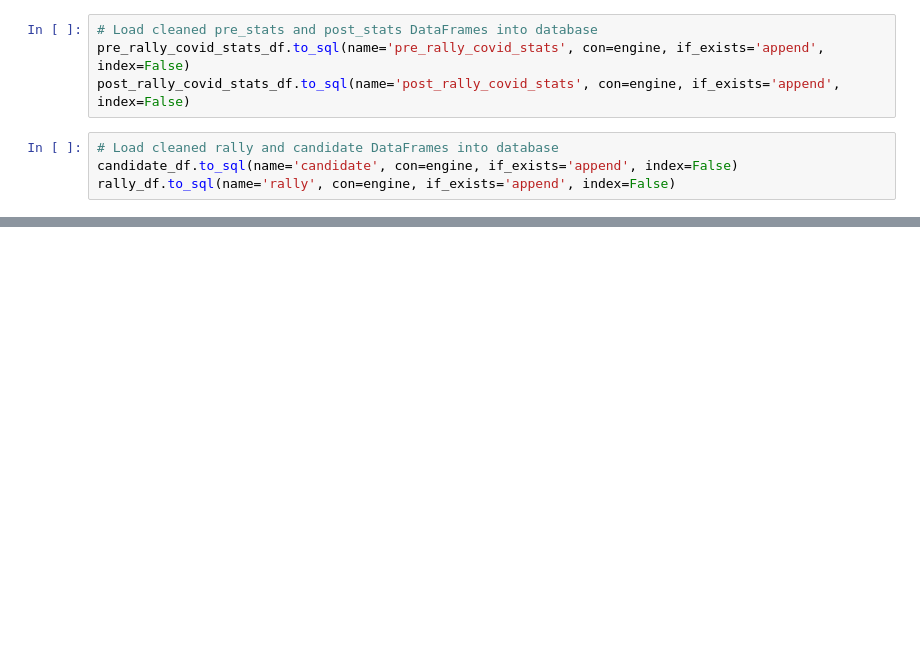
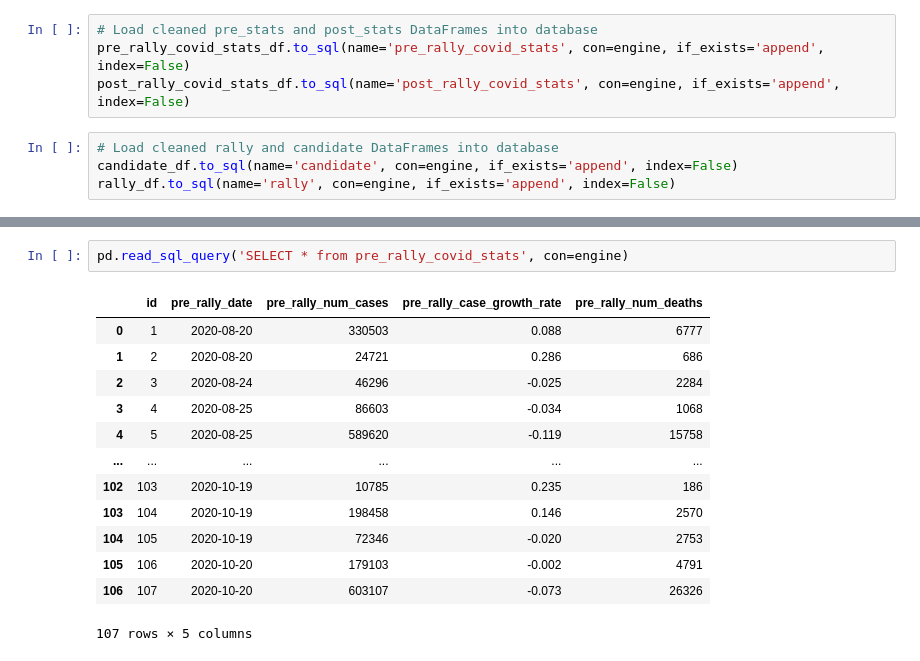
Before and after one commit to recneps2/ETL_project, a Jupyter notebook: load.ipynb, the cells around one changed output, grey strips where cells are left out. Cells and saved outputs as stored; diff of their text form; blank space fills up the shorter version.

```diff
--- a/load.ipynb
+++ b/load.ipynb
@@ -197,0 +221,16 @@ rally_df.to_sql(name='rally', con=engine, if_exists='append', index=False)
+# %%
+pd.read_sql_query('SELECT * from pre_rally_covid_stats', con=engine)
+# %% [output]
+|  | id | pre_rally_date | pre_rally_num_cases | pre_rally_case_growth_rate | pre_rally_num_deaths |
+| 0 | 1 | 2020-08-20 | 330503 | 0.088 | 6777 |
+| 1 | 2 | 2020-08-20 | 24721 | 0.286 | 686 |
+| 2 | 3 | 2020-08-24 | 46296 | -0.025 | 2284 |
+| 3 | 4 | 2020-08-25 | 86603 | -0.034 | 1068 |
+| 4 | 5 | 2020-08-25 | 589620 | -0.119 | 15758 |
+| ... | ... | ... | ... | ... | ... |
+| 102 | 103 | 2020-10-19 | 10785 | 0.235 | 186 |
+| 103 | 104 | 2020-10-19 | 198458 | 0.146 | 2570 |
+| 104 | 105 | 2020-10-19 | 72346 | -0.020 | 2753 |
+| 105 | 106 | 2020-10-20 | 179103 | -0.002 | 4791 |
+| 106 | 107 | 2020-10-20 | 603107 | -0.073 | 26326 |
+107 rows × 5 columns
```
Also changed, not shown: parts of 8 cells of this notebook.
